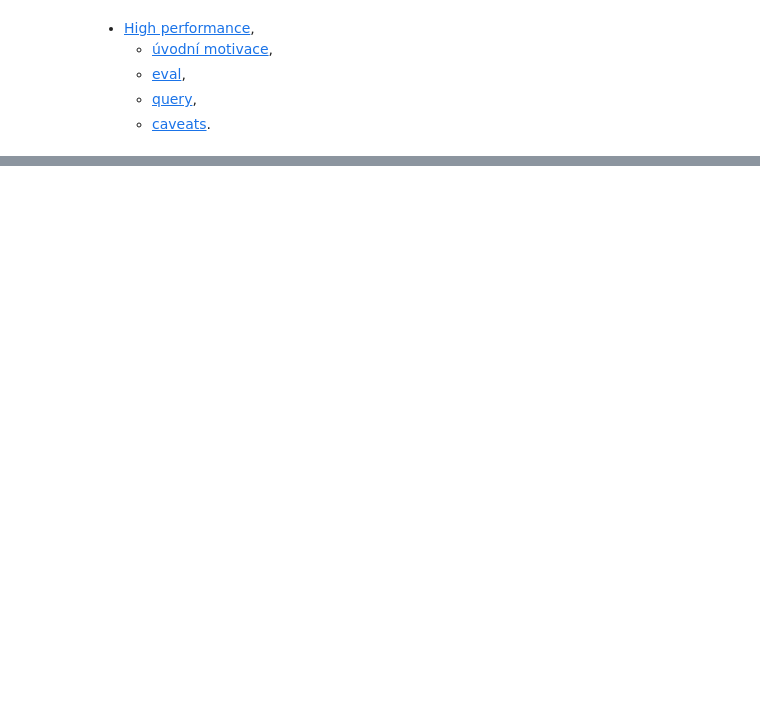
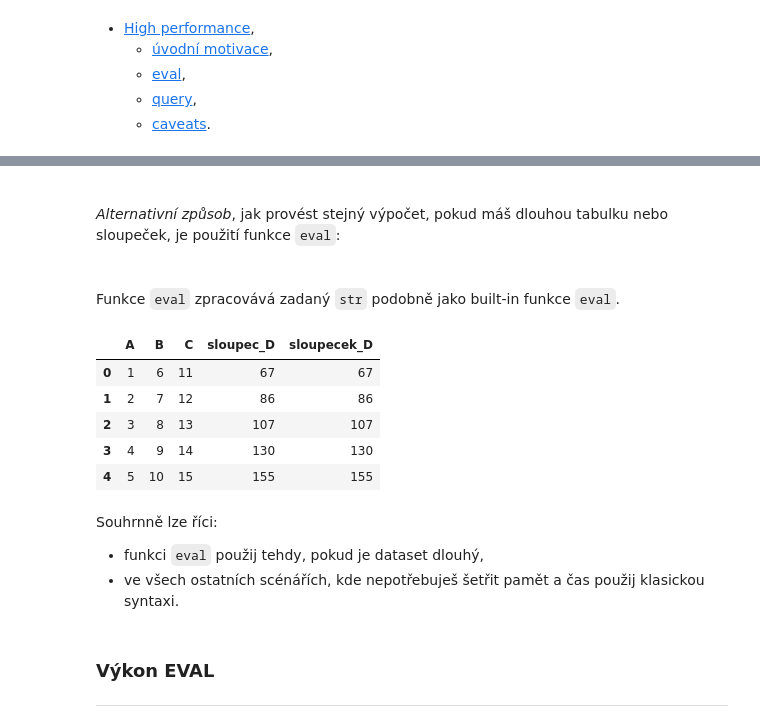
Before and after one commit to Bralor/data-csob-2023, a Jupyter notebook: shared/notebooks/lesson04.ipynb, the cells around one changed output, grey strips where cells are left out. Cells and saved outputs as stored; diff of their text form; code cells hidden in the pictures; blank space fills up the shorter version.

```diff
--- a/shared/notebooks/lesson04.ipynb
+++ b/shared/notebooks/lesson04.ipynb
@@ -87,0 +522,2 @@ Alternativní způsob, jak provést stejný výpočet bez použití funkce eval(
+# %%
+df_data = DataFrame(data)
@@ -88,2 +533,2 @@ Alternativní způsob, jak provést stejný výpočet bez použití funkce eval(
 # %%
-df['D'] = df['A'] + df['B'] * df['C']
+df_data['sloupec_D'] = df_data['A'] + df_data['B'] * df_data['C']
@@ -91,0 +544,27 @@ Avšak v případě velkých datových sad nebo složitějších výrazů může
+# %% [markdown]
+<br>
+
+*Alternativní způsob*, jak provést stejný výpočet, pokud máš dlouhou tabulku nebo sloupeček, je použití funkce `eval`:
+# %%
+df_data['sloupecek_D'] = df_data.eval('A + B * C')
+# %% [markdown]
+<br>
+
+Funkce `eval` zpracovává zadaný `str` podobně jako built-in funkce `eval`.
+# %%
+df_data
+# %% [output]
+|  | A | B | C | sloupec_D | sloupecek_D |
+| 0 | 1 | 6 | 11 | 67 | 67 |
+| 1 | 2 | 7 | 12 | 86 | 86 |
+| 2 | 3 | 8 | 13 | 107 | 107 |
+| 3 | 4 | 9 | 14 | 130 | 130 |
+| 4 | 5 | 10 | 15 | 155 | 155 |
+# %% [markdown]
+Souhrnně lze říci:
+* funkci `eval` použij tehdy, pokud je dataset dlouhý,
+* ve všech ostatních scénářích, kde nepotřebuješ šetřit pamět a čas použij klasickou syntaxi.
+# %% [markdown]
+### Výkon EVAL
+
+---
```
Also changed, not shown: parts of 197 cells of this notebook.
